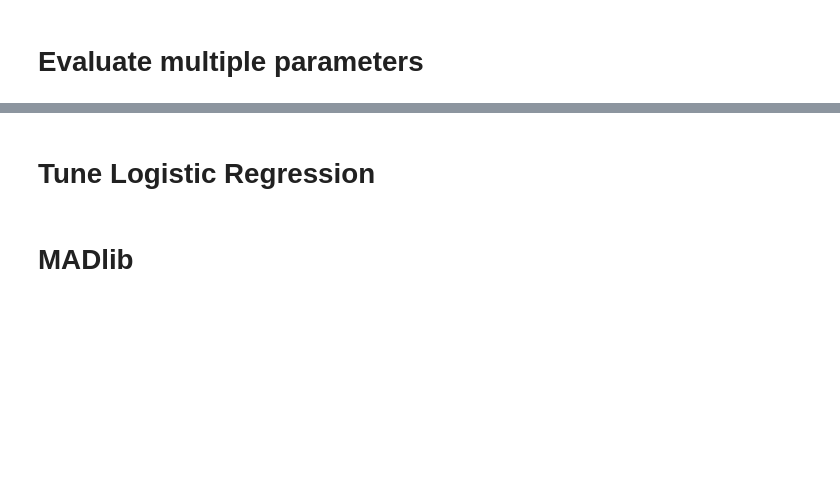
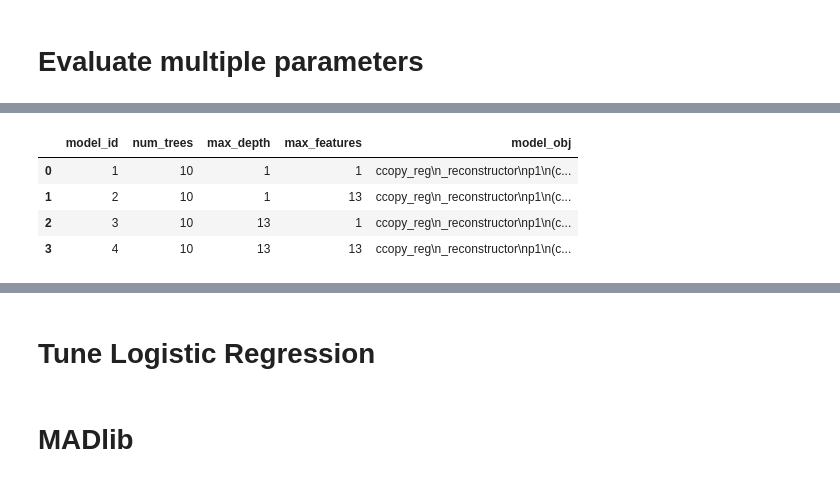
Before and after one commit to crawles/data-science-training, a Jupyter notebook: src/grid_search.ipynb, the cells around one changed output, grey strips where cells are left out. Drawn from its saved outputs; the diff is of its cells as text; code cells hidden in the pictures; blank space fills up the shorter version.

```diff
--- a/src/grid_search.ipynb
+++ b/src/grid_search.ipynb
@@ -127,0 +238,7 @@ Query executed in 0.00 m
+# %%
+%%read_sql
+SELECT *
+FROM hyperparameters
+JOIN hyperparameter_tuning_models
+USING (model_id)
+# %% [output]
@@ -127,0 +246,5 @@ Query executed in 0.00 m
+|  | model_id | num_trees | max_depth | max_features | model_obj |
+| 0 | 1 | 10 | 1 | 1 | ccopy_reg\n_reconstructor\np1\n(c... |
+| 1 | 2 | 10 | 1 | 13 | ccopy_reg\n_reconstructor\np1\n(c... |
+| 2 | 3 | 10 | 13 | 1 | ccopy_reg\n_reconstructor\np1\n(c... |
+| 3 | 4 | 10 | 13 | 13 | ccopy_reg\n_reconstructor\np1\n(c... |
```
Also changed, not shown: parts of 20 cells of this notebook, 1 other file.
